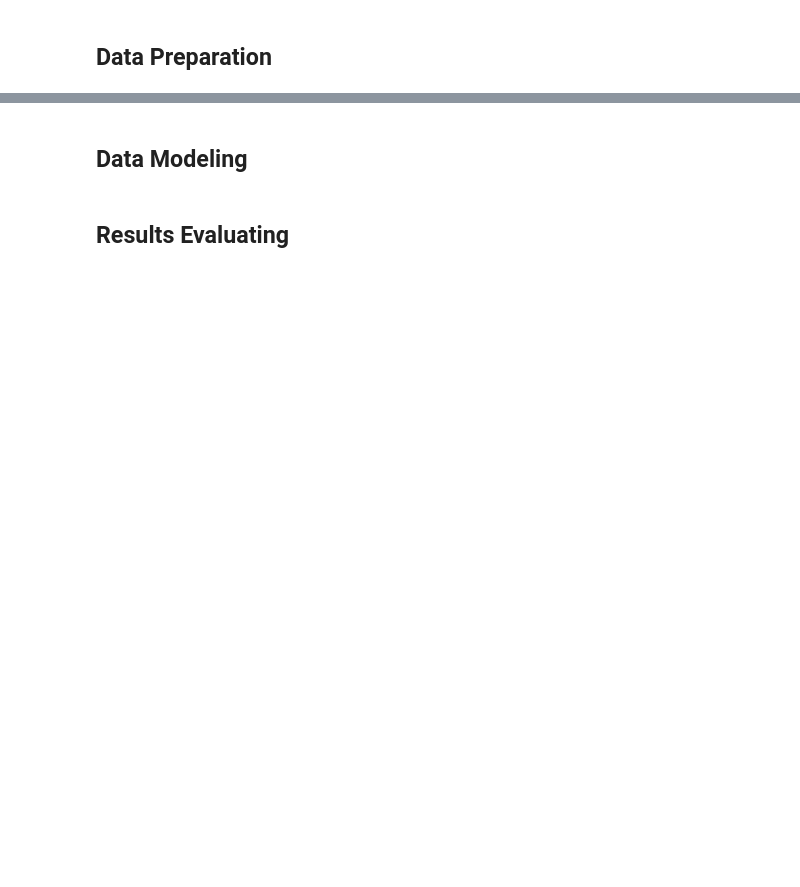
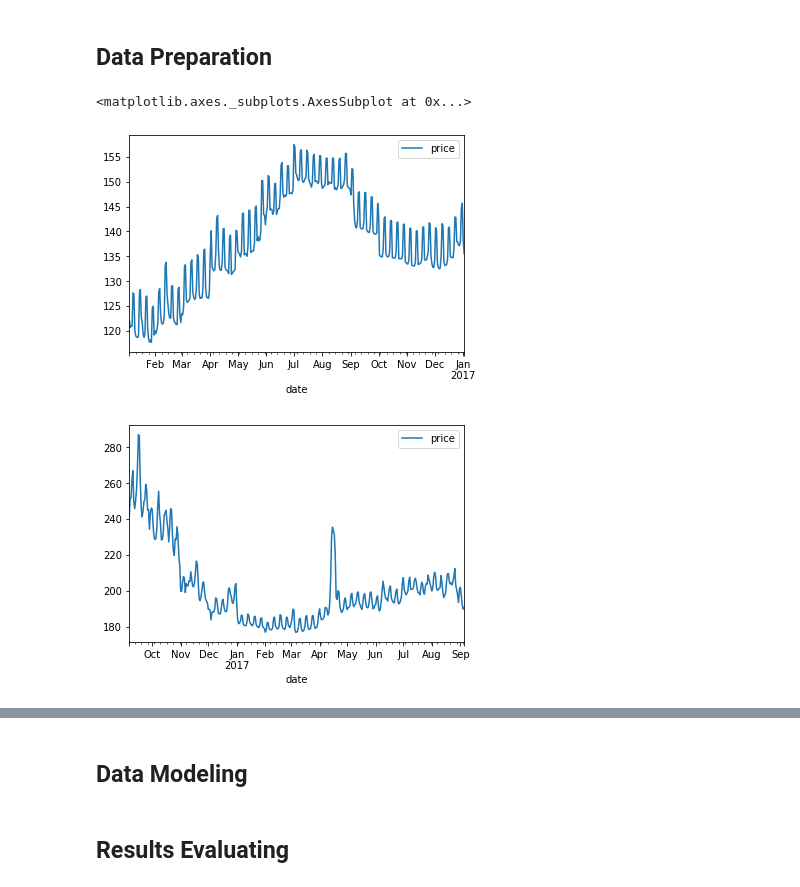
Before and after one commit to ChristineLiou/Boston-and-Seattle-Airbnb-data, a Jupyter notebook: Boston and Seattle Airbnb data.ipynb, the cells around one changed output, grey strips where cells are left out. Cells and saved outputs as stored; diff of their text form; code cells hidden in the pictures; blank space fills up the shorter version.

```diff
--- a/Boston and Seattle Airbnb data.ipynb
+++ b/Boston and Seattle Airbnb data.ipynb
@@ -38,2 +38,21 @@ df_seattle.head()
 # %% [markdown]
 ## Data Preparation
+# %%
+# Drop the missing data in price column
+calendar_seattle = calendar_seattle.dropna(subset = ['price'], axis = 0)
+calendar_boston = calendar_boston.dropna(subset = ['price'], axis = 0)
+#Change the data column to timeseries
+calendar_seattle.date = pd.to_datetime(calendar_seattle.date)
+calendar_boston.date = pd.to_datetime(calendar_boston.date)
+#Change the price column to float
+calendar_seattle['price'] = calendar_seattle.price.str.slice(start = 1).str.replace(',','').astype('float')
+calendar_boston['price'] = calendar_boston.price.str.slice(start = 1).str.replace(',','').astype('float')
+# %%
+calendar_sea_meanbydate = calendar_seattle.groupby(['date']).mean()
+calendar_bos_meanbydate = calendar_boston.groupby(['date']).mean()
+calendar_sea_meanbydate[['price']].plot(kind = 'line')
+calendar_bos_meanbydate[['price']].plot(kind = 'line')
+# %% [output]
+<matplotlib.axes._subplots.AxesSubplot at 0x...>
+[figure, added]
+[figure, added]
```
Also changed, not shown: parts of 3 cells of this notebook.
